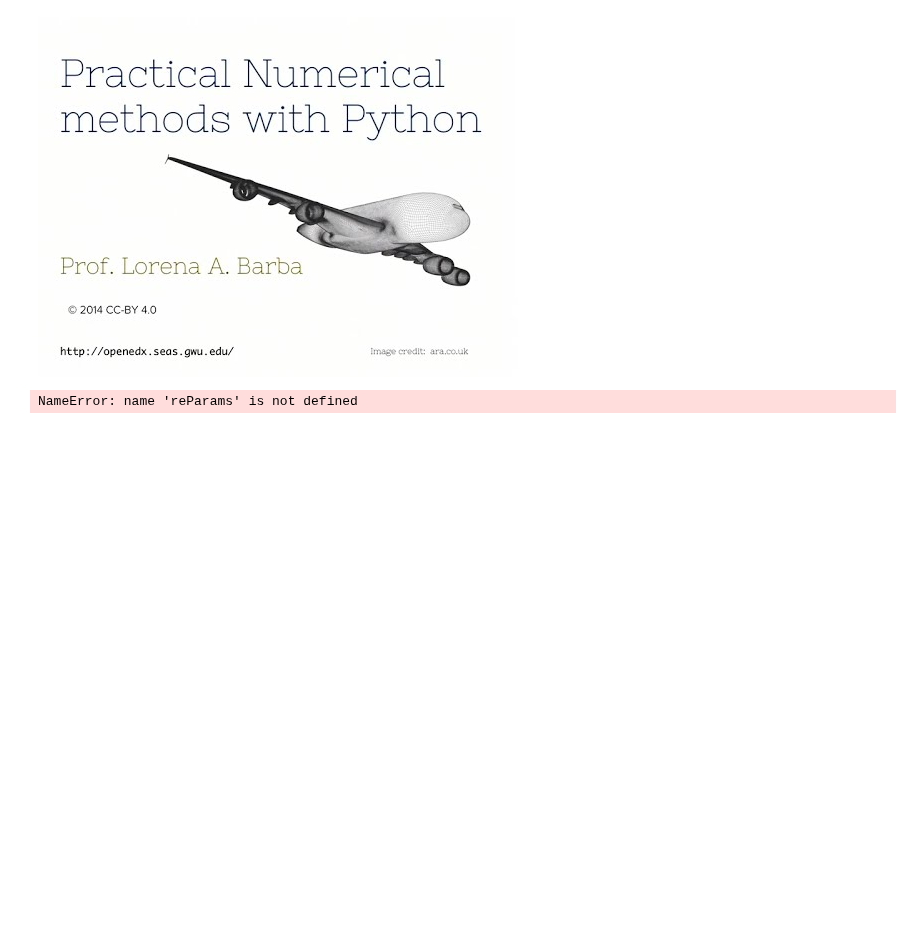
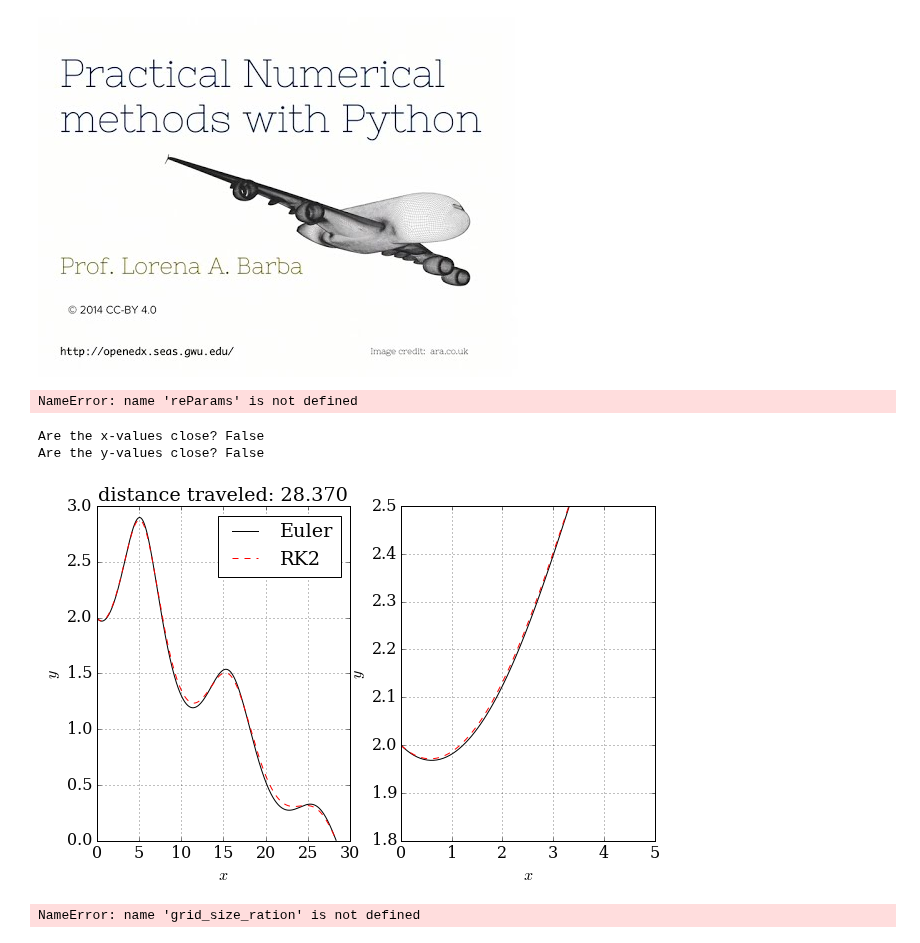
Before and after one commit to yueyang1992/MAE6286, a Jupyter notebook: sep18.ipynb, the cells around one changed output. Cells and saved outputs as stored; diff of their text form; code cells hidden in the pictures; blank space fills up the shorter version.

```diff
--- a/sep18.ipynb
+++ b/sep18.ipynb
@@ -15,0 +145,50 @@ NameError: name 'reParams' is not defined
+# %%
+x_euler = u_euler[:,2]
+y_euler = u_euler[:,3]
+x_rk2 = u_rk2[:,2]
+y_rk2 = u_rk2[:,3]
+# %%
+# get the index of element of y where altitude becomes negative
+idx_negative_euler = numpy.where(y_euler<0.0)[0]
+if len(idx_negative_euler)==0:
+    idx_ground_euler = N-1
+    print ('Euler integration has not touched ground yet!')
+else:
+    idx_ground_euler = idx_negative_euler[0]
+
+idx_negative_rk2 = numpy.where(y_rk2<0.0)[0]
+if len(idx_negative_rk2)==0:
+    idx_ground_rk2 = N-1
+    print ('Runge-Kutta integration has not touched ground yet!')
+else:
+    idx_ground_rk2 = idx_negative_rk2[0]
+# %%
+# check to see if the paths match
+print('Are the x-values close? {}'.format(numpy.allclose(x_euler, x_rk2)))
+print('Are the y-values close? {}'.format(numpy.allclose(y_euler, y_rk2)))
+# %% [output]
+Are the x-values close? False
+Are the y-values close? False
+# %%
+# plot the glider path
+pyplot.figure(figsize=(10,6))
+pyplot.subplot(121)
+pyplot.grid(True)
+pyplot.xlabel('$x$')
+pyplot.ylabel('$y$')
+pyplot.plot(x_euler[:idx_ground_euler], y_euler[:idx_ground_euler], 'k-', label='Euler')
+pyplot.plot(x_rk2[:idx_ground_rk2], y_rk2[:idx_ground_rk2], 'r--', label='RK2')
+pyplot.title('distance traveled: {:.3f}'.format(x_rk2[idx_ground_rk2-1]))
+pyplot.legend();
+
+# Let's take a closer look!
+pyplot.subplot(122)
+pyplot.grid(True)
+pyplot.xlabel('$x$')
+pyplot.ylabel('$y$')
+pyplot.plot(x_euler, y_euler, 'k-', label='Euler')
+pyplot.plot(x_rk2, y_rk2, 'r--', label='RK2')
+pyplot.xlim(0,5)
+pyplot.ylim(1.8,2.5);
+# %% [output]
+[figure, added]
@@ -15,0 +218,8 @@ NameError: name 'reParams' is not defined
+# %%
+# compute diffgrid
+diffgrid = numpy.empty_like(dt_values)
+for i, dt in enumerate(dt_values):
+
+    diffgrid[i] = get_diffgrid(u_values[i], u_values[-1], dt)
+# %% [output]
+NameError: name 'grid_size_ration' is not defined
```
Also changed, not shown: parts of 6 cells of this notebook.
